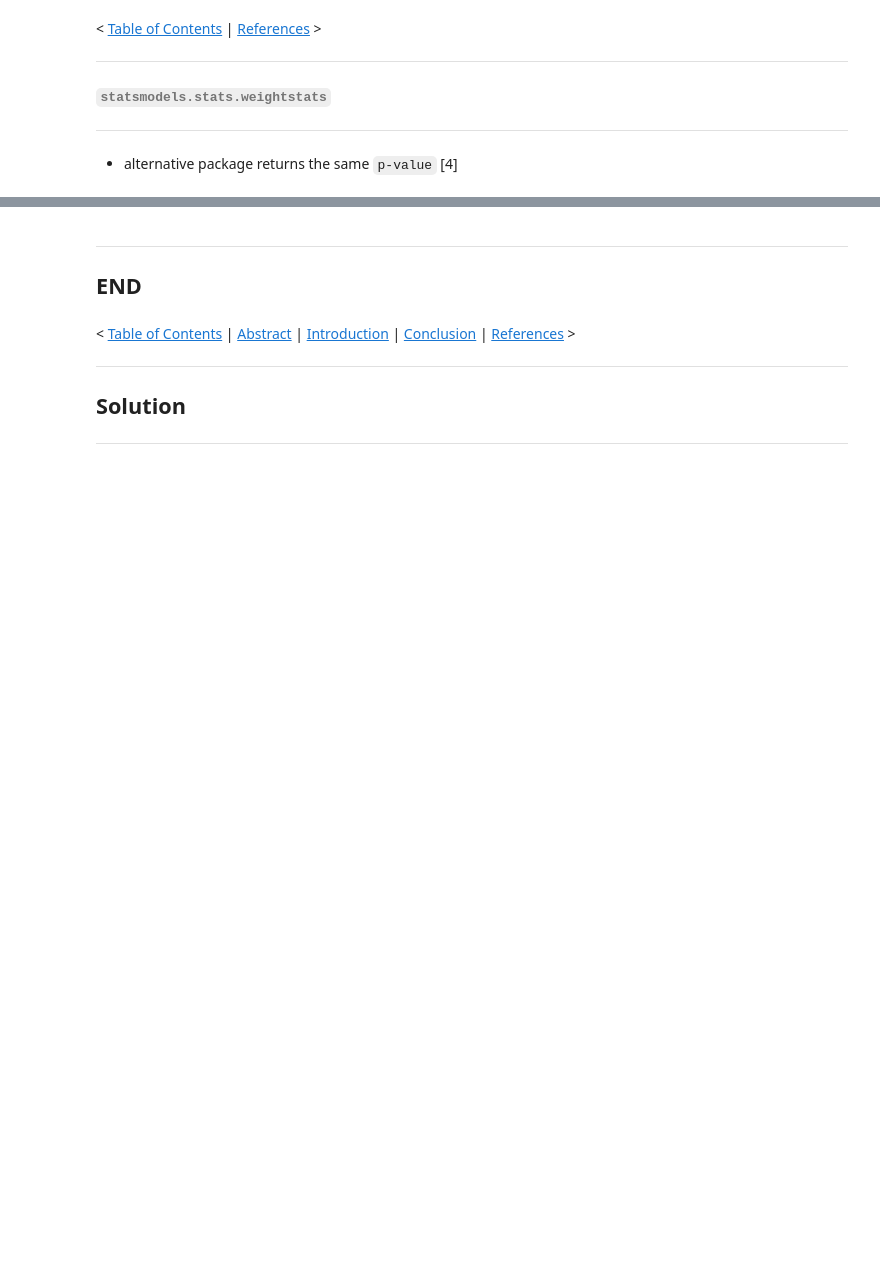
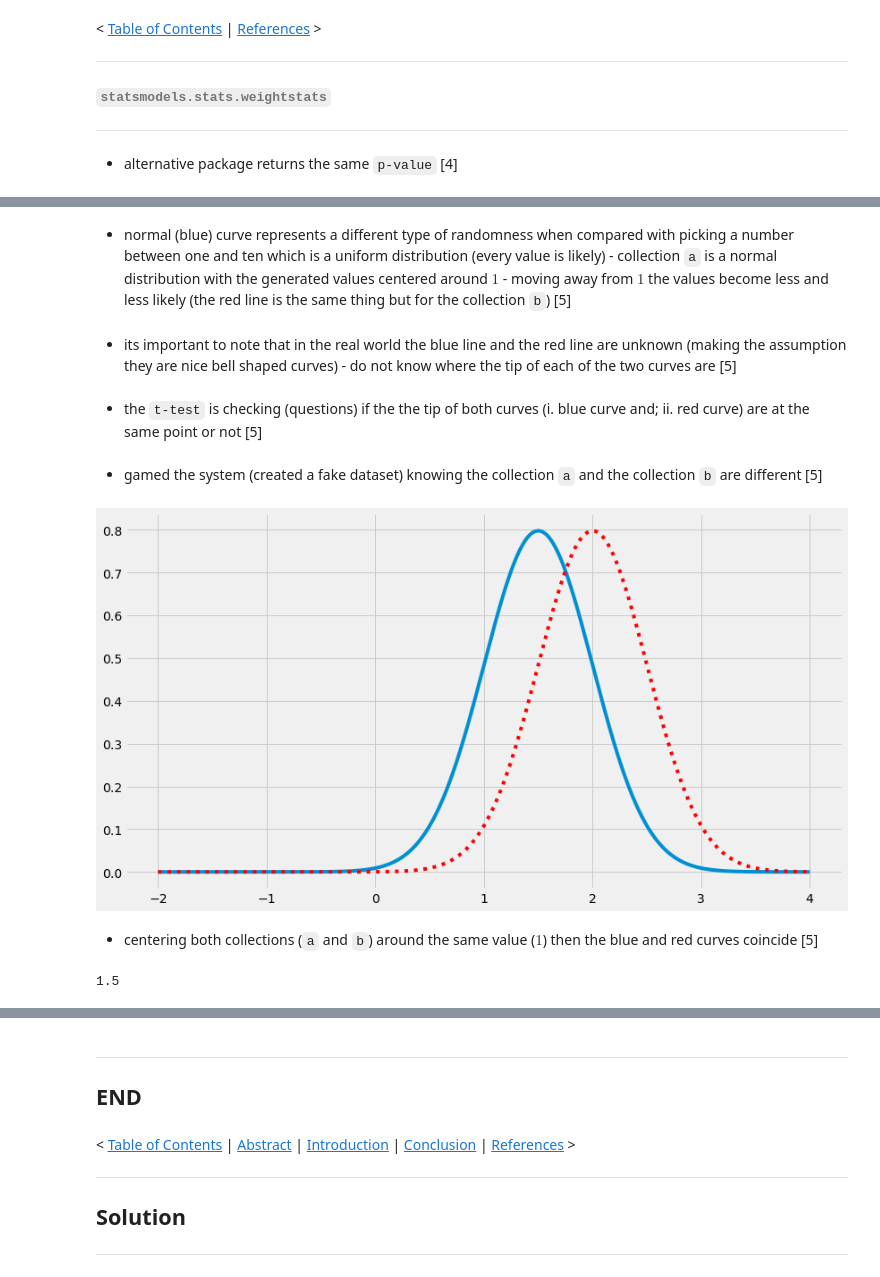
Before and after one commit to SeanOhAileasa/mls-scikit-learn-scipy-stats, a Jupyter notebook: scipy-stats.ipynb, the cells around one changed output, grey strips where cells are left out. Cells and saved outputs as stored; diff of their text form; code cells hidden in the pictures; blank space fills up the shorter version.

```diff
--- a/scipy-stats.ipynb
+++ b/scipy-stats.ipynb
@@ -532,0 +543,2 @@ print(f"{p:0.2f}% probability ({p*10:.0f}% chance)") # typical cutoff 0.05
+# %%
+m_b=2.0
@@ -532,0 +591,2 @@ print(f"{p:0.2f}% probability ({p*10:.0f}% chance)") # typical cutoff 0.05
+# %%
+x=np.linspace(start=-2,stop=4,num=1000)
@@ -532,0 +605,4 @@ print(f"{p:0.2f}% probability ({p*10:.0f}% chance)") # typical cutoff 0.05
+# %%
+y_a=ss.norm.pdf(x=x,loc=m_a,scale=s_a)
+# %%
+y_b=ss.norm.pdf(x=x,loc=m_b,scale=s_b)
@@ -532,0 +611,20 @@ print(f"{p:0.2f}% probability ({p*10:.0f}% chance)") # typical cutoff 0.05
+# %% [markdown]
+- normal (blue) curve represents a different type of randomness when compared with picking a number between one and ten which is a uniform distribution (every value is likely) - collection ``a`` is a normal distribution with the generated values centered around $1$ - moving away from $1$ the values become less and less likely (the red line is the same thing but for the collection ``b``) [5]
+# %% [markdown]
+- its important to note that in the real world the blue line and the red line are unknown (making the assumption they are nice bell shaped curves) - do not know where the tip of each of the two curves are [5]
+# %% [markdown]
+- the ``t-test`` is checking (questions) if the the tip of both curves (i. blue curve and; ii. red curve) are at the same point or not [5]
+# %% [markdown]
+- gamed the system (created a fake dataset) knowing the collection ``a`` and the collection ``b`` are different [5]
+# %%
+fig_a_not_b,ax=plt.subplots()
+ax.plot(x,y_a)
+ax.plot(x,y_b,"r:");
+# %% [output]
+[figure, added]
+# %% [markdown]
+- centering both collections (``a`` and ``b``) around the same value ($1$) then the blue and red curves coincide [5]
+# %%
+m_a
+# %% [output]
+1.5
```
Also changed, not shown: parts of 43 cells of this notebook.
